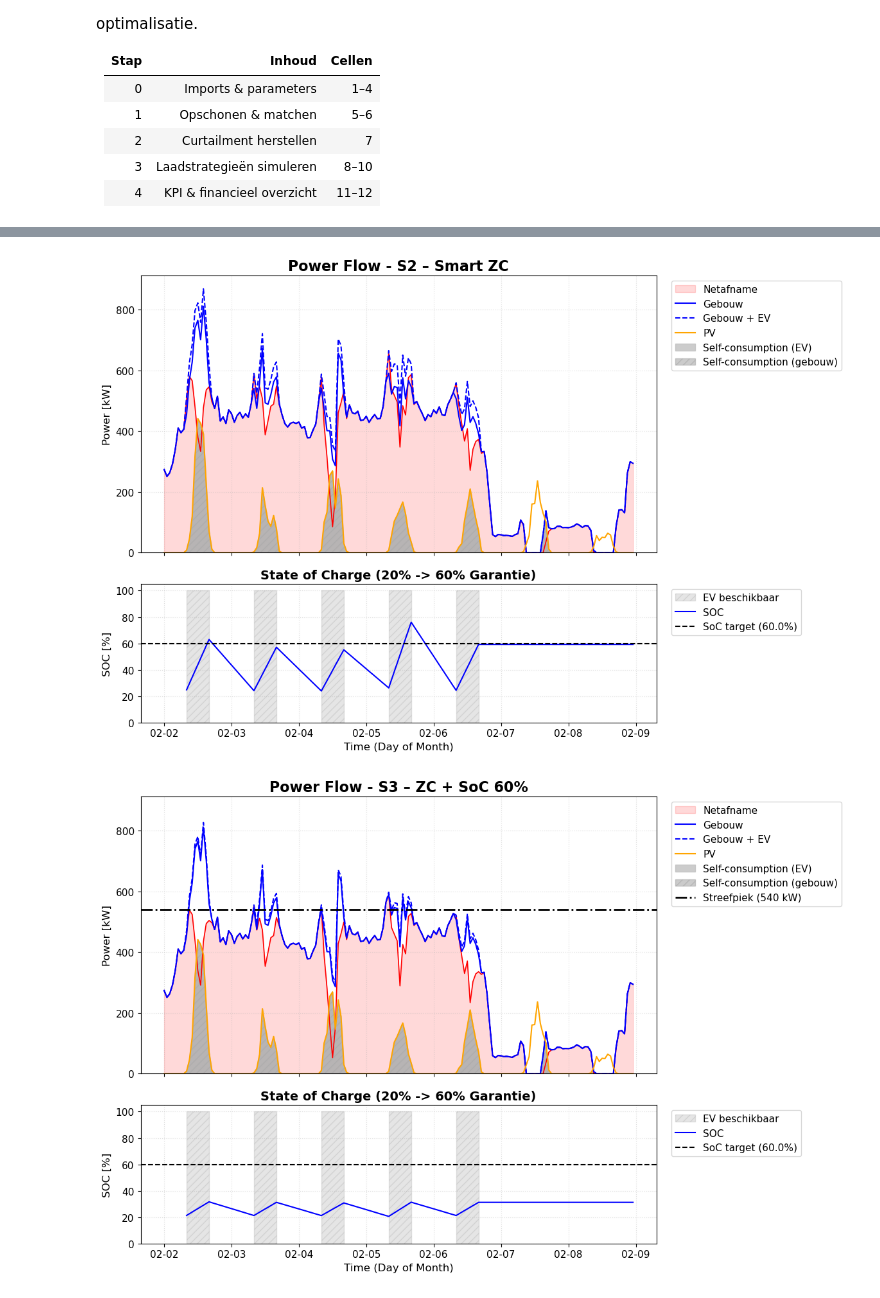
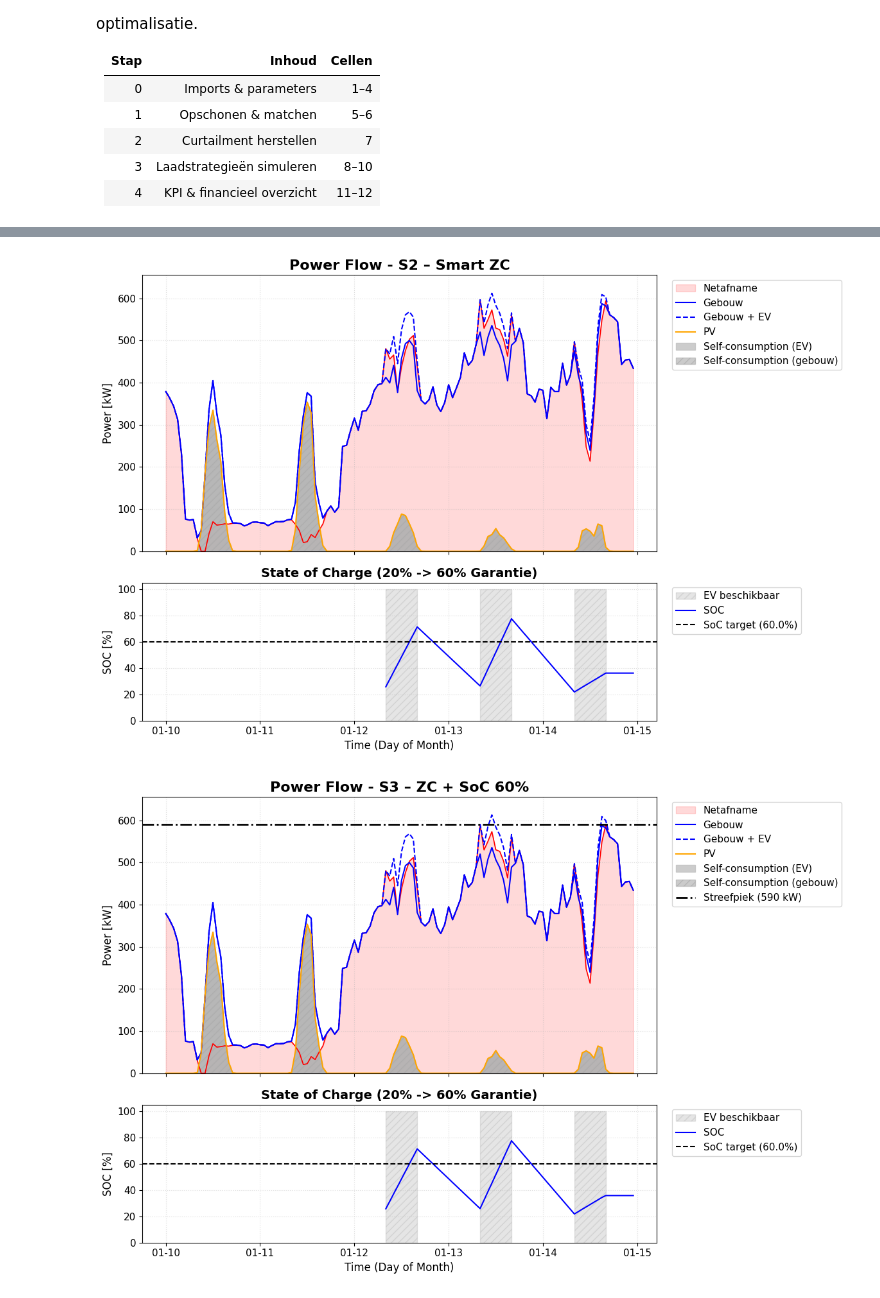
Before and after one commit to EsSahiliIlias/EnergieAnalyse, a Jupyter notebook: EV/ev-analyse.ipynb, the cells around one changed output, grey strips where cells are left out. Cells and saved outputs as stored; diff of their text form; code cells hidden in the pictures.

```diff
--- a/EV/ev-analyse.ipynb
+++ b/EV/ev-analyse.ipynb
@@ -369,0 +523,17 @@ Strategie 2 klaar ✓
+# %%
+P_NET_LIMIT = 590
+
+df_main['P_laad_S3'] = strategie_3_smart_zc_peak(
+    df_main,
+    N_LAADPUNTEN,
+    P_MAX_PUNT_KW,
+    P_NET_LIMIT
+)
+
+df_main['P_net_S3'] = (
+    df_main['P_gebouw_kW']
+    + df_main['P_laad_S3']
+    - df_main['P_pv_kW']
+)
+
+print("Strategie 3 klaar ✓")
@@ -575,8 +753,11 @@ import pandas as pd
 max_piek_tijdstip = df_main['P_net_S1'].idxmax()
 centrale_dag      = max_piek_tijdstip.normalize()
 
-START_DATUM = (centrale_dag - pd.Timedelta(days=3)).strftime('%Y-%m-%d')
-EIND_DATUM  = (centrale_dag + pd.Timedelta(days=3)).strftime('%Y-%m-%d')
+START_DATUM = pd.Timestamp("2026-01-10")
+EIND_DATUM  = START_DATUM + pd.Timedelta(days=4)  # +4 = totaal 5 dagen
+
+START_DATUM = START_DATUM.strftime('%Y-%m-%d')
+EIND_DATUM  = EIND_DATUM.strftime('%Y-%m-%d')
 
 df_plot = df_main.loc[START_DATUM:EIND_DATUM].copy()
 
@@ -637,7 +818,7 @@ for naam, (col_laad, col_net) in strategieen.items():
 
     # Streefpiek
     if col_laad == 'P_laad_S3':
-        ax1.axhline(y=STREEFPIEK_NET, color='black', linestyle='-.', linewidth=2, label=f'Streefpiek ({STREEFPIEK_NET} kW)')
+        ax1.axhline(y=590, color='black', linestyle='-.', linewidth=2, label=f'Streefpiek ({590} kW)')
 
     ax1.set_title(f'Power Flow - {naam}', fontsize=16, fontweight='bold')
     ax1.set_ylabel('Power [kW]', fontsize=12)
@@ -695,2 +876,2 @@ for naam, (col_laad, col_net) in strategieen.items():
-[figure, old version]
+[figure, new version]
-[figure, old version]
+[figure, new version]
```
Also changed, not shown: parts of 8 cells of this notebook, 3 other files.
